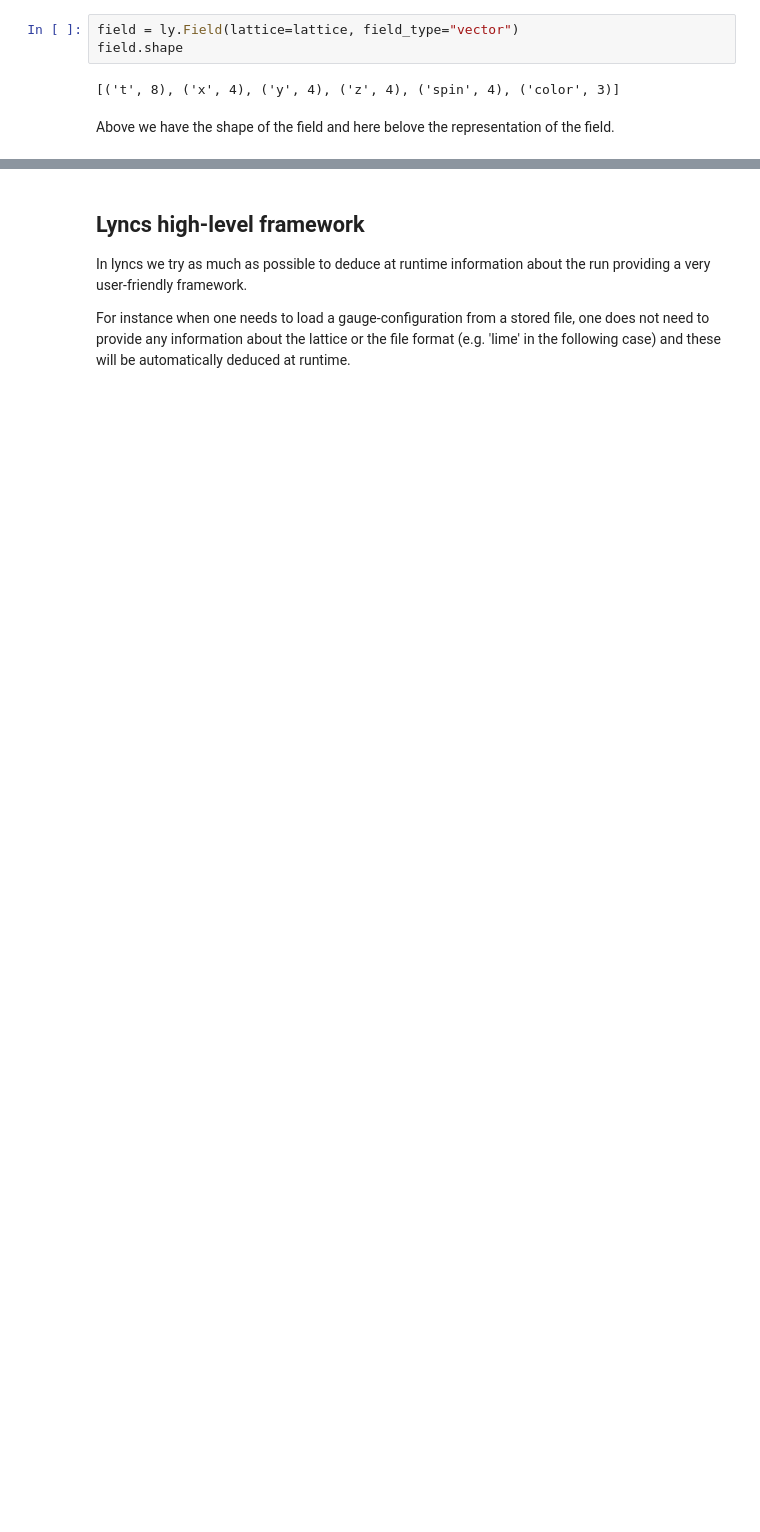
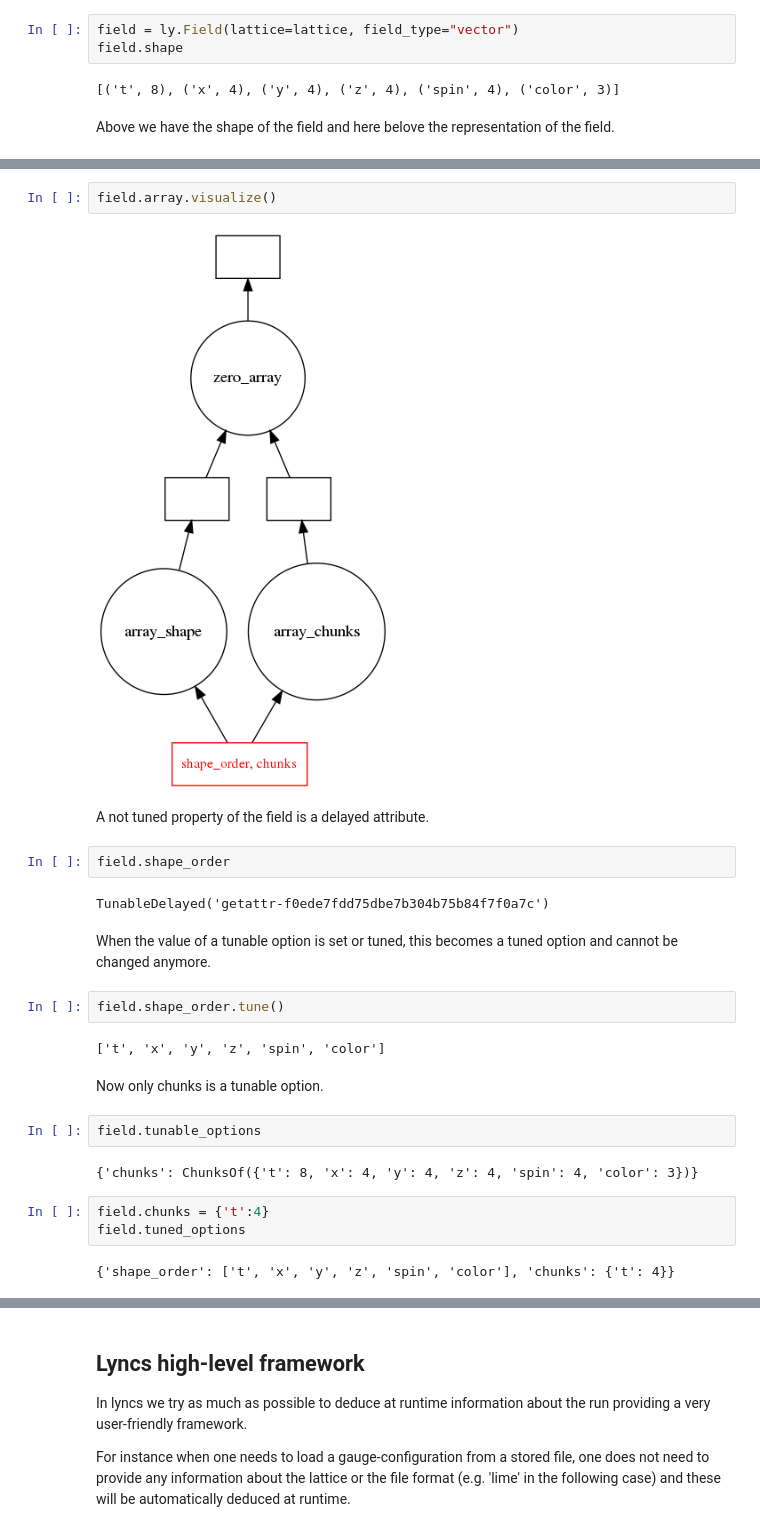
Before and after one commit to Lyncs-API/lyncs, a Jupyter notebook: notebooks/Lyncs.ipynb, the cells around one changed output, grey strips where cells are left out. Drawn from its saved outputs; the diff is of its cells as text; blank space fills up the shorter version.

```diff
--- a/notebooks/Lyncs.ipynb
+++ b/notebooks/Lyncs.ipynb
@@ -67,0 +75,27 @@ In this way we can postpone decisions on the structure and distribution of the f
+# %%
+field.array.visualize()
+# %% [output]
+[figure, added]
+# %% [markdown]
+A not tuned property of the field is a delayed attribute.
+# %%
+field.shape_order
+# %% [output]
+TunableDelayed('getattr-f0ede7fdd75dbe7b304b75b84f7f0a7c')
+# %% [markdown]
+When the value of a tunable option is set or tuned, this becomes a tuned option and cannot be changed anymore.
+# %%
+field.shape_order.tune()
+# %% [output]
+['t', 'x', 'y', 'z', 'spin', 'color']
+# %% [markdown]
+Now only chunks is a tunable option.
+# %%
+field.tunable_options
+# %% [output]
+{'chunks': ChunksOf({'t': 8, 'x': 4, 'y': 4, 'z': 4, 'spin': 4, 'color': 3})}
+# %%
+field.chunks = {'t':4}
+field.tuned_options
+# %% [output]
+{'shape_order': ['t', 'x', 'y', 'z', 'spin', 'color'], 'chunks': {'t': 4}}
```
Also changed, not shown: parts of 10 cells of this notebook, 1 other file.
